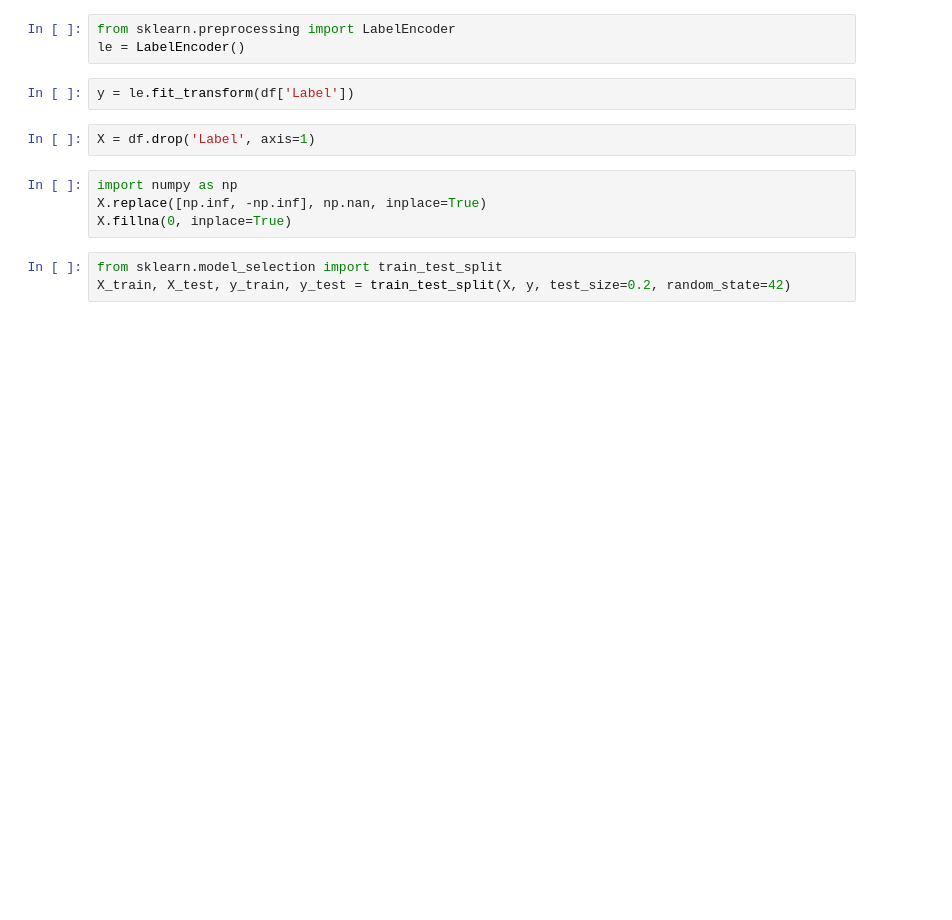
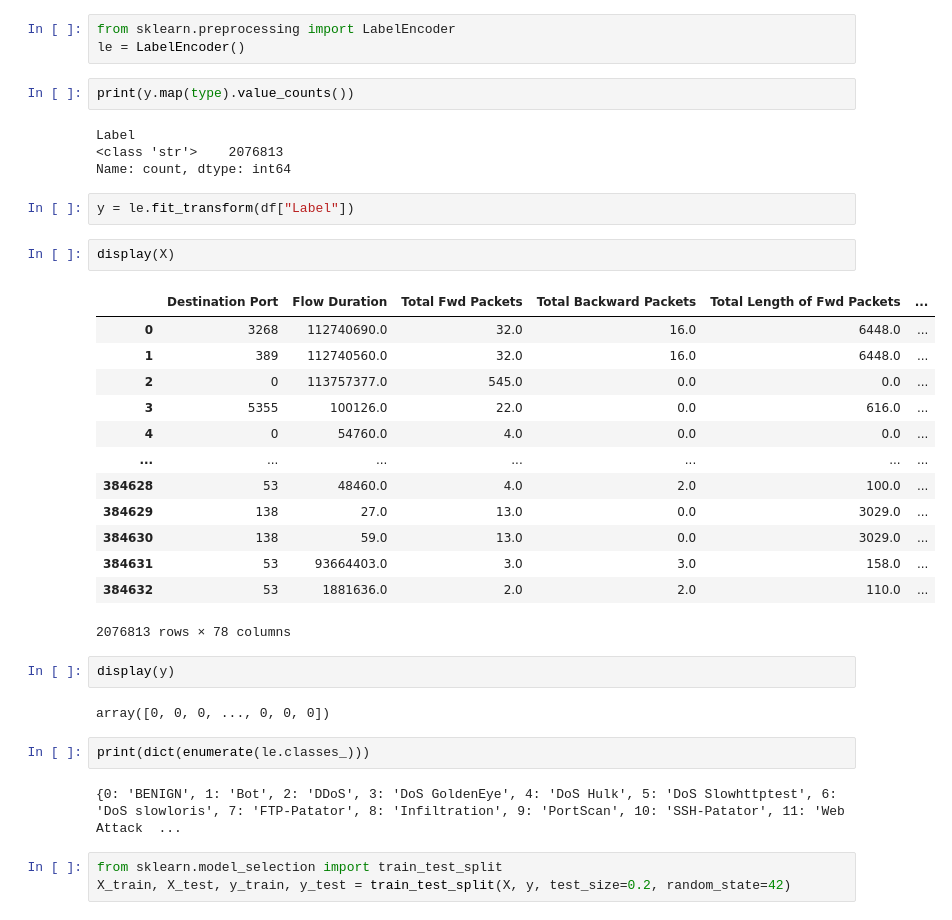
Before and after one commit to amriteshamr/AI-Threat-Detection, a Jupyter notebook: main_nn.ipynb, the cells around one changed output. Drawn from its saved outputs; the diff is of its cells as text; blank space fills up the shorter version.

```diff
--- a/main_nn.ipynb
+++ b/main_nn.ipynb
@@ -65,14 +119,38 @@ df.columns = df.columns.str.strip()
 # %%
 from sklearn.preprocessing import LabelEncoder
 le = LabelEncoder()
+# %%
+print(y.map(type).value_counts())
+# %% [output]
+Label
+<class 'str'>    2076813
+Name: count, dtype: int64
 # %%
-y = le.fit_transform(df['Label'])
+y = le.fit_transform(df["Label"])
-# %%
-X = df.drop('Label', axis=1)
-# %%
-import numpy as np
-X.replace([np.inf, -np.inf], np.nan, inplace=True)
-X.fillna(0, inplace=True)
+# %%
+display(X)
+# %% [output]
+|  | Destination Port | Flow Duration | Total Fwd Packets | Total Backward Packets | Total Length of Fwd Packets | ... |
+| 0 | 3268 | 112740690.0 | 32.0 | 16.0 | 6448.0 | ... |
+| 1 | 389 | 112740560.0 | 32.0 | 16.0 | 6448.0 | ... |
+| 2 | 0 | 113757377.0 | 545.0 | 0.0 | 0.0 | ... |
+| 3 | 5355 | 100126.0 | 22.0 | 0.0 | 616.0 | ... |
+| 4 | 0 | 54760.0 | 4.0 | 0.0 | 0.0 | ... |
+| ... | ... | ... | ... | ... | ... | ... |
+| 384628 | 53 | 48460.0 | 4.0 | 2.0 | 100.0 | ... |
+| 384629 | 138 | 27.0 | 13.0 | 0.0 | 3029.0 | ... |
+| 384630 | 138 | 59.0 | 13.0 | 0.0 | 3029.0 | ... |
+| 384631 | 53 | 93664403.0 | 3.0 | 3.0 | 158.0 | ... |
+| 384632 | 53 | 1881636.0 | 2.0 | 2.0 | 110.0 | ... |
+2076813 rows × 78 columns
+# %%
+display(y)
+# %% [output]
+array([0, 0, 0, ..., 0, 0, 0])
+# %%
+print(dict(enumerate(le.classes_)))
+# %% [output]
+{0: 'BENIGN', 1: 'Bot', 2: 'DDoS', 3: 'DoS GoldenEye', 4: 'DoS Hulk', 5: 'DoS Slowhttptest', 6: 'DoS slowloris', 7: 'FTP-Patator', 8: 'Infiltration', 9: 'PortScan', 10: 'SSH-Patator', 11: 'Web Attack  ...
 # %%
 from sklearn.model_selection import train_test_split
 X_train, X_test, y_train, y_test = train_test_split(X, y, test_size=0.2, random_state=42)
```
Also changed, not shown: parts of 26 cells of this notebook.
